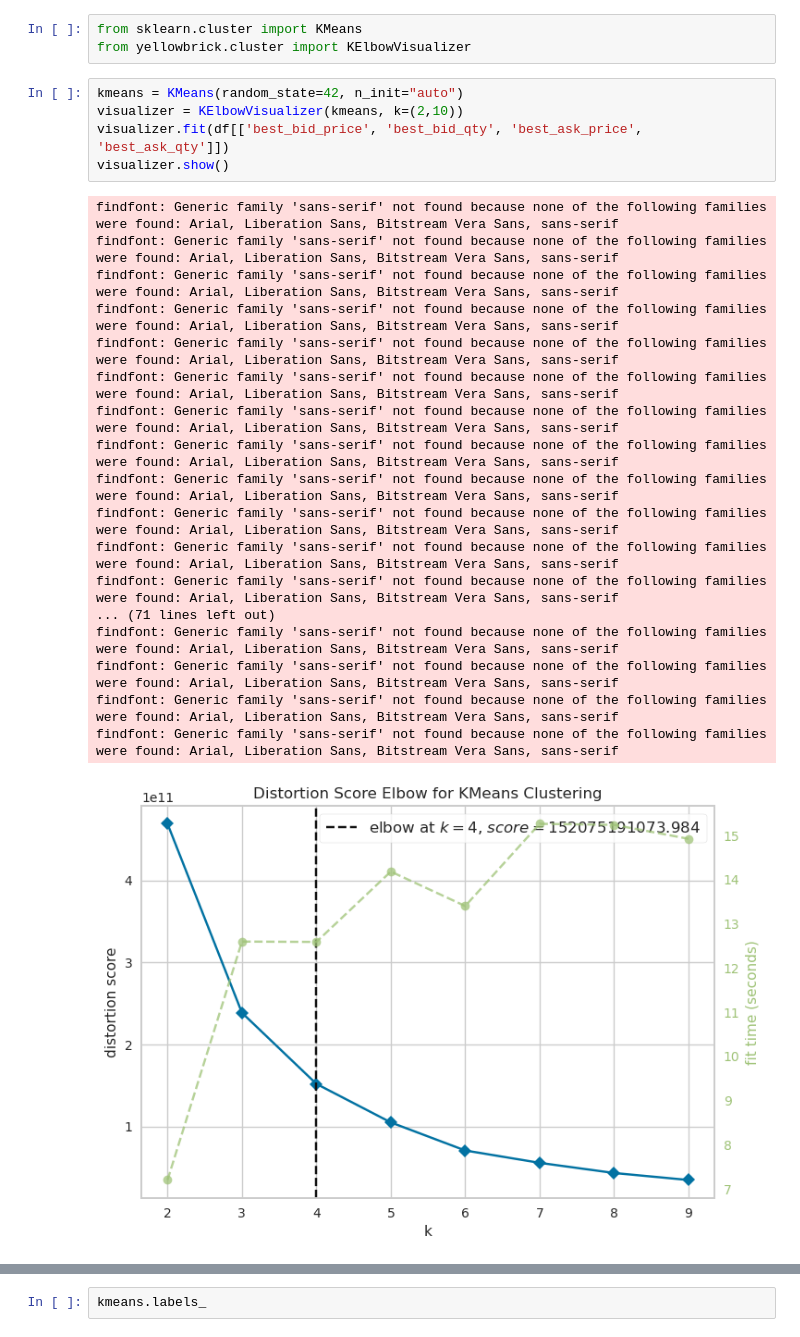
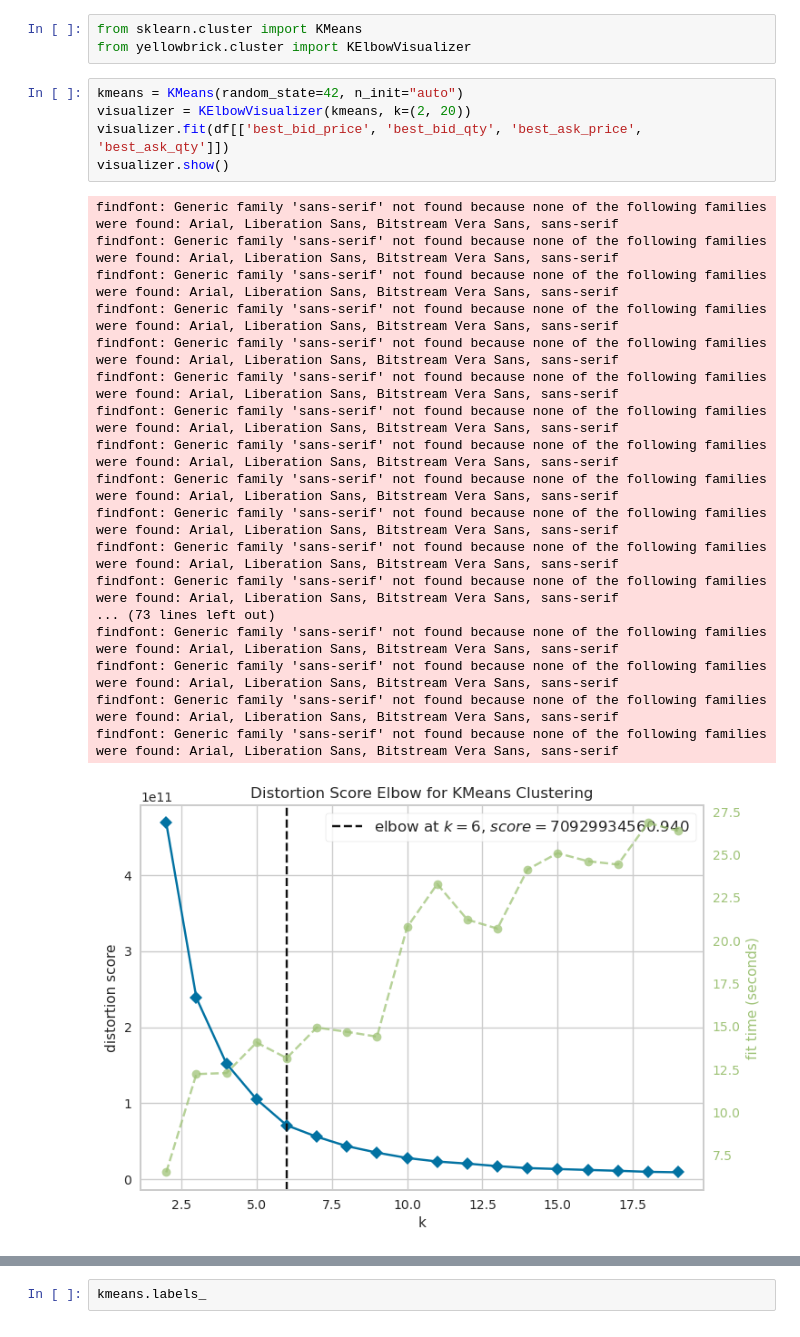
Before and after one commit to 1995parham-goodies/binance-client, a Jupyter notebook: demo.ipynb, the cells around one changed output, grey strips where cells are left out. Saved outputs shown, nothing was run; the diff lists cells and outputs as text.

```diff
--- a/demo.ipynb
+++ b/demo.ipynb
@@ -60,28 +60,28 @@ from sklearn.cluster import KMeans
 from yellowbrick.cluster import KElbowVisualizer
 # %%
 kmeans = KMeans(random_state=42, n_init="auto")
-visualizer = KElbowVisualizer(kmeans, k=(2,10))
+visualizer = KElbowVisualizer(kmeans, k=(2, 20))
 visualizer.fit(df[['best_bid_price', 'best_bid_qty', 'best_ask_price', 'best_ask_qty']])
 visualizer.show()
 # %% [output]
 findfont: Generic family 'sans-serif' not found because none of the following families were found: Arial, Liberation Sans, Bitstream Vera Sans, sans-serif
 findfont: Generic family 'sans-serif' not found because none of the following families were found: Arial, Liberation Sans, Bitstream Vera Sans, sans-serif
 findfont: Generic family 'sans-serif' not found because none of the following families were found: Arial, Liberation Sans, Bitstream Vera Sans, sans-serif
 findfont: Generic family 'sans-serif' not found because none of the following families were found: Arial, Liberation Sans, Bitstream Vera Sans, sans-serif
 findfont: Generic family 'sans-serif' not found because none of the following families were found: Arial, Liberation Sans, Bitstream Vera Sans, sans-serif
 findfont: Generic family 'sans-serif' not found because none of the following families were found: Arial, Liberation Sans, Bitstream Vera Sans, sans-serif
 findfont: Generic family 'sans-serif' not found because none of the following families were found: Arial, Liberation Sans, Bitstream Vera Sans, sans-serif
 findfont: Generic family 'sans-serif' not found because none of the following families were found: Arial, Liberation Sans, Bitstream Vera Sans, sans-serif
 findfont: Generic family 'sans-serif' not found because none of the following families were found: Arial, Liberation Sans, Bitstream Vera Sans, sans-serif
 findfont: Generic family 'sans-serif' not found because none of the following families were found: Arial, Liberation Sans, Bitstream Vera Sans, sans-serif
 findfont: Generic family 'sans-serif' not found because none of the following families were found: Arial, Liberation Sans, Bitstream Vera Sans, sans-serif
 findfont: Generic family 'sans-serif' not found because none of the following families were found: Arial, Liberation Sans, Bitstream Vera Sans, sans-serif
-... (71 lines left out)
+... (73 lines left out)
 findfont: Generic family 'sans-serif' not found because none of the following families were found: Arial, Liberation Sans, Bitstream Vera Sans, sans-serif
 findfont: Generic family 'sans-serif' not found because none of the following families were found: Arial, Liberation Sans, Bitstream Vera Sans, sans-serif
 findfont: Generic family 'sans-serif' not found because none of the following families were found: Arial, Liberation Sans, Bitstream Vera Sans, sans-serif
 findfont: Generic family 'sans-serif' not found because none of the following families were found: Arial, Liberation Sans, Bitstream Vera Sans, sans-serif
-[figure, old version]
+[figure, new version]
 <Axes: title={'center': 'Distortion Score Elbow for KMeans Clustering'}, xlabel='k', ylabel='distortion score'>
 # %%
 kmeans.labels_
```
Also changed, not shown: parts of 1 cell of this notebook, 1 other file.
